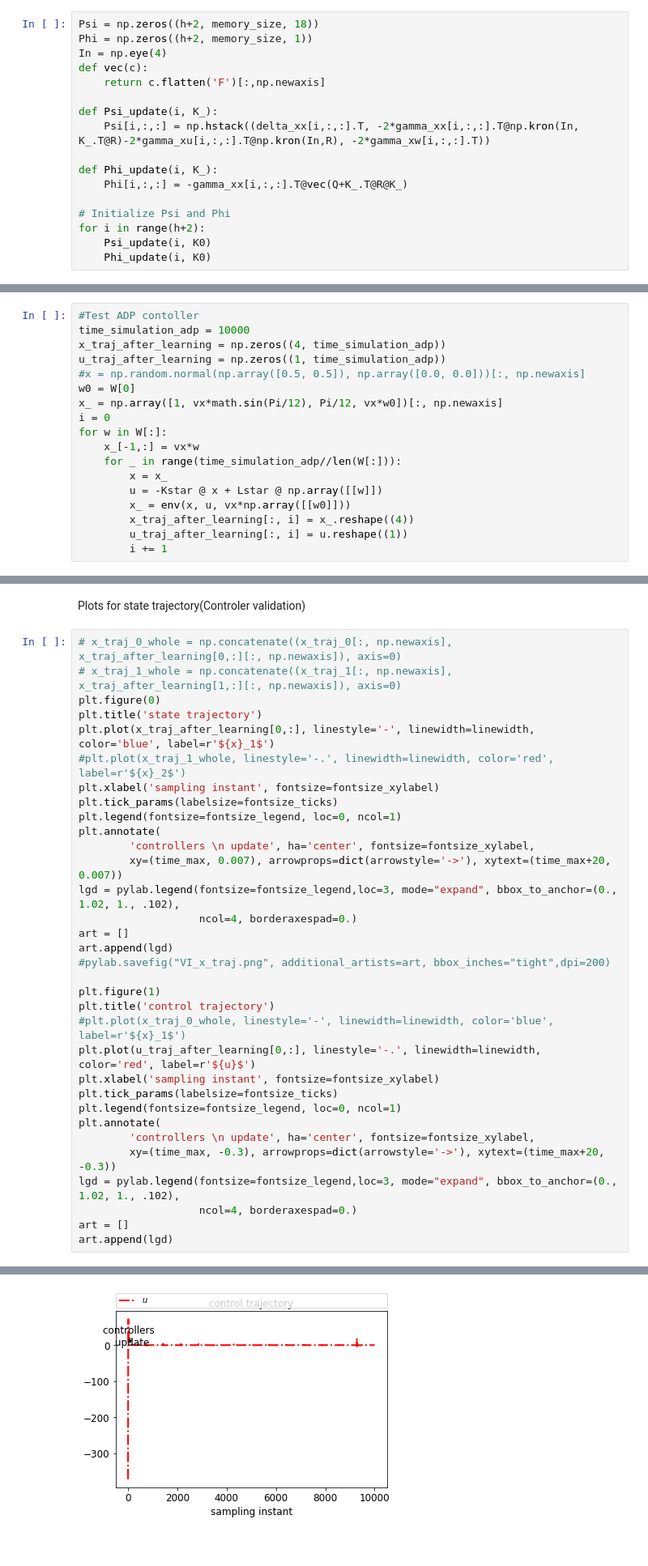
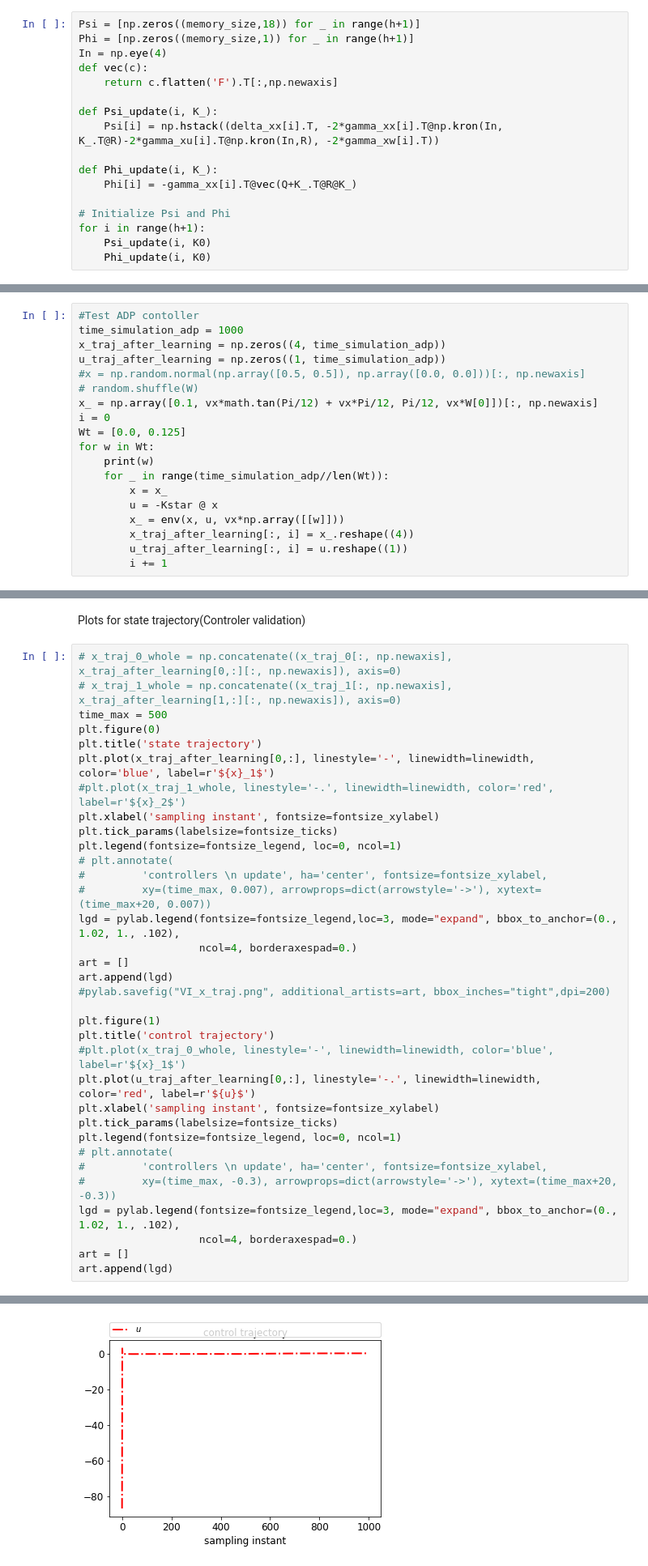
Before and after one commit to 10LGUO/carla_project, a Jupyter notebook: src/ADP_for_linear_output_regulation.ipynb, the cells around one changed output, grey strips where cells are left out. Shown at 81% size. Cells and saved outputs as stored; diff of their text form.

```diff
--- a/src/ADP_for_linear_output_regulation.ipynb
+++ b/src/ADP_for_linear_output_regulation.ipynb
@@ -202,18 +256,18 @@ Off-policy learning
 # %%
-Psi = np.zeros((h+2, memory_size, 18))
-Phi = np.zeros((h+2, memory_size, 1))
+Psi = [np.zeros((memory_size,18)) for _ in range(h+1)]
+Phi = [np.zeros((memory_size,1)) for _ in range(h+1)]
 In = np.eye(4)
 def vec(c):
-    return c.flatten('F')[:,np.newaxis]
+    return c.flatten('F').T[:,np.newaxis]
 
 def Psi_update(i, K_):
-    Psi[i,:,:] = np.hstack((delta_xx[i,:,:].T, -2*gamma_xx[i,:,:].T@np.kron(In, K_.T@R)-2*gamma_xu[i,:,:].T@np.kron(In,R), -2*gamma_xw[i,:,:].T))
+    Psi[i] = np.hstack((delta_xx[i].T, -2*gamma_xx[i].T@np.kron(In, K_.T@R)-2*gamma_xu[i].T@np.kron(In,R), -2*gamma_xw[i].T))
 
 def Phi_update(i, K_):
-    Phi[i,:,:] = -gamma_xx[i,:,:].T@vec(Q+K_.T@R@K_)
+    Phi[i] = -gamma_xx[i].T@vec(Q+K_.T@R@K_)
 
 # Initialize Psi and Phi
-for i in range(h+2):
+for i in range(h+1):
     Psi_update(i, K0)
     Phi_update(i, K0)
 # %%
@@ -449,18 +559,19 @@ array([[875.9068284]])
 # %%
 #Test ADP contoller
-time_simulation_adp = 10000
+time_simulation_adp = 1000
 x_traj_after_learning = np.zeros((4, time_simulation_adp))
 u_traj_after_learning = np.zeros((1, time_simulation_adp))
 #x = np.random.normal(np.array([0.5, 0.5]), np.array([0.0, 0.0]))[:, np.newaxis]
-w0 = W[0]
-x_ = np.array([1, vx*math.sin(Pi/12), Pi/12, vx*w0])[:, np.newaxis]
+# random.shuffle(W)
+x_ = np.array([0.1, vx*math.tan(Pi/12) + vx*Pi/12, Pi/12, vx*W[0]])[:, np.newaxis]
 i = 0
-for w in W[:]:
-    x_[-1,:] = vx*w
-    for _ in range(time_simulation_adp//len(W[:])):
+Wt = [0.0, 0.125]
+for w in Wt:
+    print(w)
+    for _ in range(time_simulation_adp//len(Wt)):
         x = x_
-        u = -Kstar @ x + Lstar @ np.array([[w]])
-        x_ = env(x, u, vx*np.array([[w0]]))
+        u = -Kstar @ x
+        x_ = env(x, u, vx*np.array([[w]]))
         x_traj_after_learning[:, i] = x_.reshape((4))
         u_traj_after_learning[:, i] = u.reshape((1))
         i += 1
@@ -476,6 +607,7 @@ Plots for state trajectory(Controler validation)
 # %%
 # x_traj_0_whole = np.concatenate((x_traj_0[:, np.newaxis], x_traj_after_learning[0,:][:, np.newaxis]), axis=0)
 # x_traj_1_whole = np.concatenate((x_traj_1[:, np.newaxis], x_traj_after_learning[1,:][:, np.newaxis]), axis=0)
+time_max = 500
 plt.figure(0)
 plt.title('state trajectory')
 plt.plot(x_traj_after_learning[0,:], linestyle='-', linewidth=linewidth, color='blue', label=r'${x}_1$')
@@ -483,9 +615,9 @@ plt.plot(x_traj_after_learning[0,:], linestyle='-', linewidth=linewidth, color='
 plt.xlabel('sampling instant', fontsize=fontsize_xylabel)
 plt.tick_params(labelsize=fontsize_ticks)
 plt.legend(fontsize=fontsize_legend, loc=0, ncol=1)
-plt.annotate(
-        'controllers \n update', ha='center', fontsize=fontsize_xylabel,
-        xy=(time_max, 0.007), arrowprops=dict(arrowstyle='->'), xytext=(time_max+20, 0.007))
+# plt.annotate(
+#         'controllers \n update', ha='center', fontsize=fontsize_xylabel,
+#         xy=(time_max, 0.007), arrowprops=dict(arrowstyle='->'), xytext=(time_max+20, 0.007))
 lgd = pylab.legend(fontsize=fontsize_legend,loc=3, mode="expand", bbox_to_anchor=(0., 1.02, 1., .102),
                    ncol=4, borderaxespad=0.)
 art = []
@@ -499,9 +631,9 @@ plt.plot(u_traj_after_learning[0,:], linestyle='-.', linewidth=linewidth, color=
 plt.xlabel('sampling instant', fontsize=fontsize_xylabel)
 plt.tick_params(labelsize=fontsize_ticks)
 plt.legend(fontsize=fontsize_legend, loc=0, ncol=1)
-plt.annotate(
-        'controllers \n update', ha='center', fontsize=fontsize_xylabel,
-        xy=(time_max, -0.3), arrowprops=dict(arrowstyle='->'), xytext=(time_max+20, -0.3))
+# plt.annotate(
+#         'controllers \n update', ha='center', fontsize=fontsize_xylabel,
+#         xy=(time_max, -0.3), arrowprops=dict(arrowstyle='->'), xytext=(time_max+20, -0.3))
 lgd = pylab.legend(fontsize=fontsize_legend,loc=3, mode="expand", bbox_to_anchor=(0., 1.02, 1., .102),
                    ncol=4, borderaxespad=0.)
 art = []
@@ -511 +643 @@ art.append(lgd)
-[figure, old version]
+[figure, new version]
```
Also changed, not shown: parts of 26 cells of this notebook.
